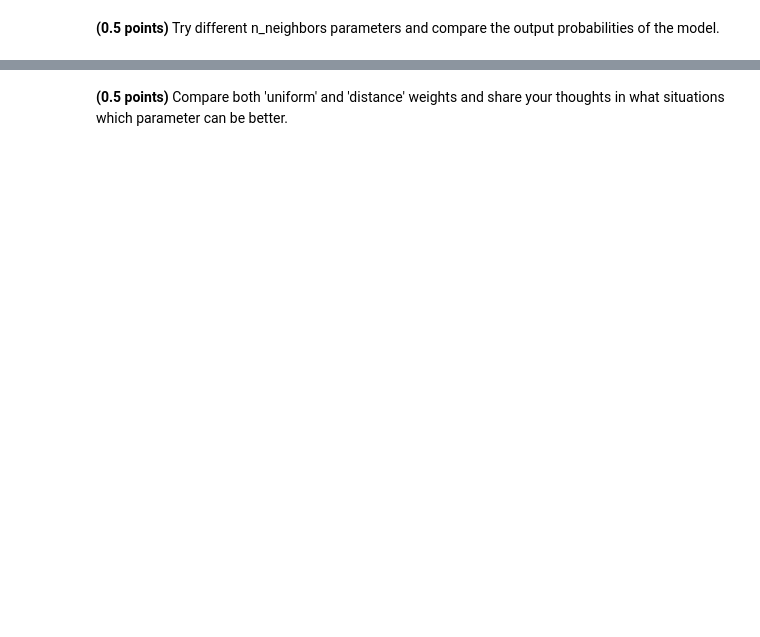
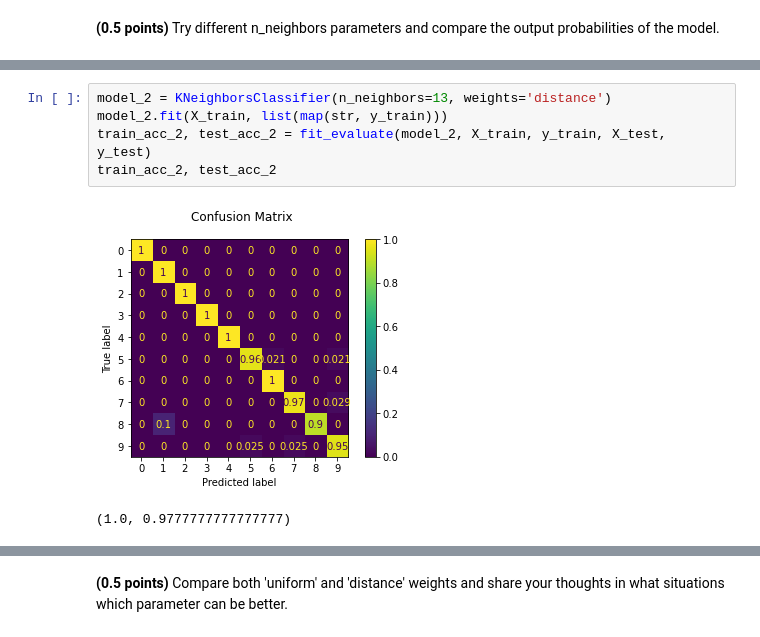
Before and after one commit to kastrubait/ml-intro-2022Q1, a Jupyter notebook: task-5_hw_classification.ipynb, the cells around one changed output, grey strips where cells are left out. Saved outputs shown, nothing was run; the diff lists cells and outputs as text; blank space fills up the shorter version.

```diff
--- a/task-5_hw_classification.ipynb
+++ b/task-5_hw_classification.ipynb
@@ -487,0 +510,8 @@ assert test_acc > 0.98
+# %%
+model_2 = KNeighborsClassifier(n_neighbors=13, weights='distance')
+model_2.fit(X_train, list(map(str, y_train)))
+train_acc_2, test_acc_2 = fit_evaluate(model_2, X_train, y_train, X_test, y_test)
+train_acc_2, test_acc_2
+# %% [output]
+[figure, added]
+(1.0, 0.9777777777777777)
```
Also changed, not shown: parts of 22 cells of this notebook.
